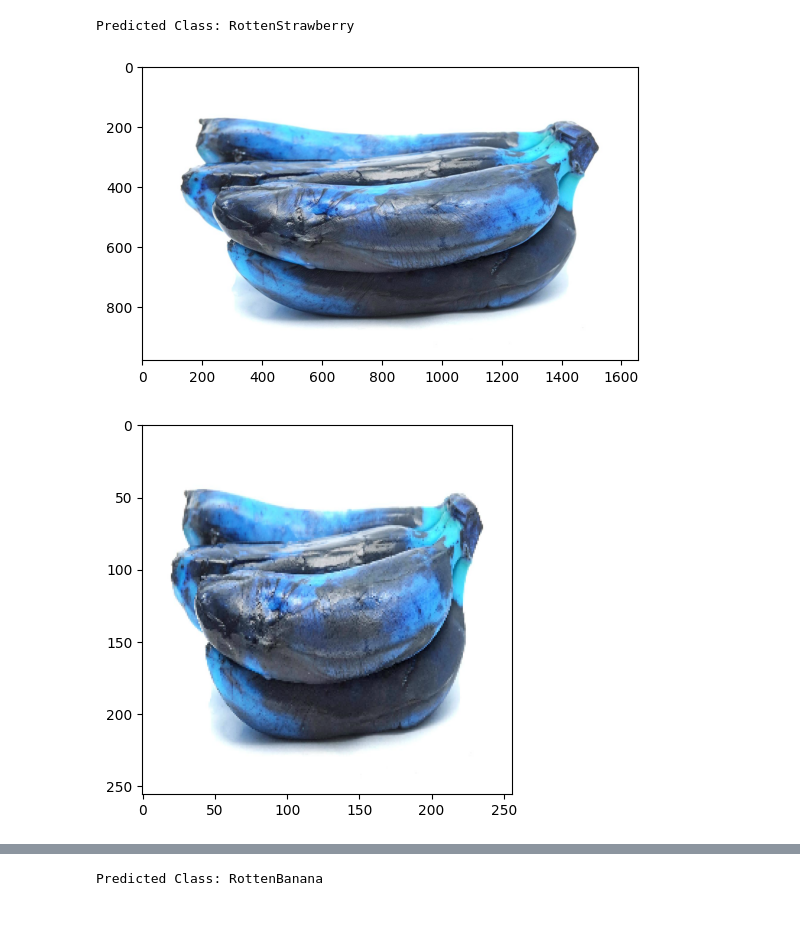
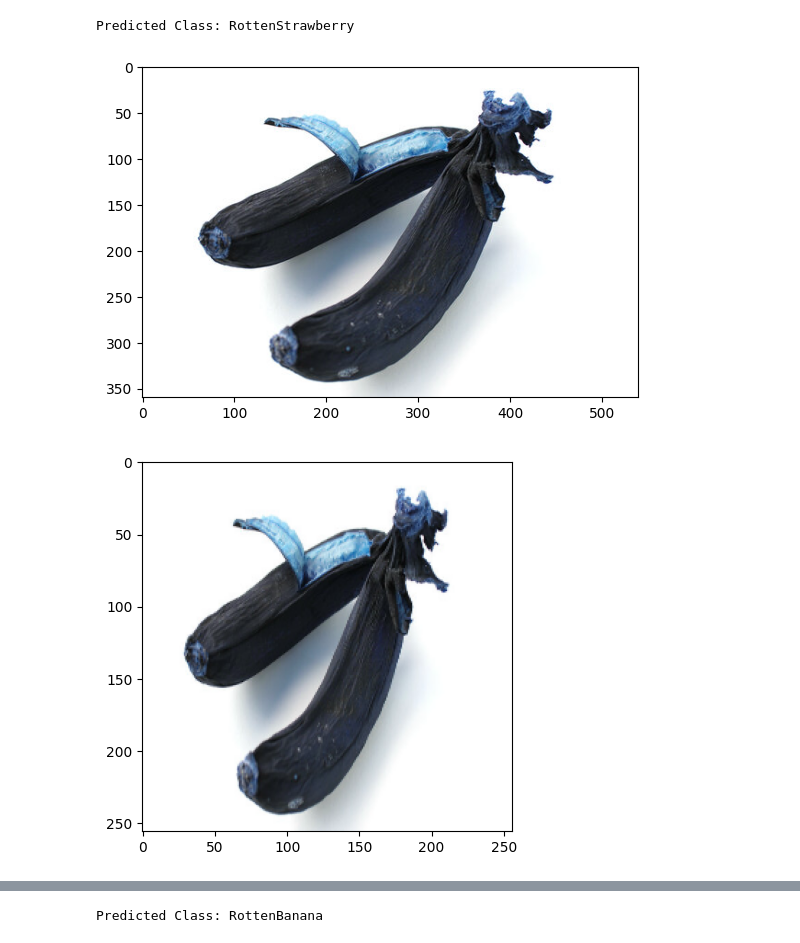
Before and after one commit to furkan15ozturk/Rotten-Fresh-Fruit-Detection, a Jupyter notebook: rotten-fresh-fruit-detection-cnn.ipynb, the cells around one changed output, grey strips where cells are left out. Saved outputs shown, nothing was run; the diff lists cells and outputs as text; code cells hidden in the pictures; blank space fills up the shorter version.

Commit message:
Kaggle Notebook | Rotten - Fresh Fruit Detection CNN | Version 3

```diff
--- a/rotten-fresh-fruit-detection-cnn.ipynb
+++ b/rotten-fresh-fruit-detection-cnn.ipynb
@@ -199,17 +163,17 @@ print("Predicted Class:", predicted_class_label_rottenstrawberry)
 # %% [output]
 Predicted Class: RottenStrawberry
 # %%
-img_rottenbanana = cv2.imread('/kaggle/input/rotten-fresh-fruit-tests/rottenbanana.jpg')
+img_rottenbanana = cv2.imread('/kaggle/input/rotten-fresh-fruit-tests/rotttenbanana.jpg')
 plt.imshow(img_rottenbanana)
 plt.show()
 # %% [output]
-[figure, old version]
+[figure, new version]
 # %%
 resize_rottenbanana = tf.image.resize(img_rottenbanana, (256,256))
 plt.imshow(resize_rottenbanana.numpy().astype(int))
 plt.show()
 # %% [output]
-[figure, old version]
+[figure, new version]
 # %%
 yhat_rottenbanana = saved_model.predict(np.expand_dims(resize_rottenbanana/255, 0))
 # %% [output]
```
Also changed, not shown: parts of 7 cells of this notebook.
